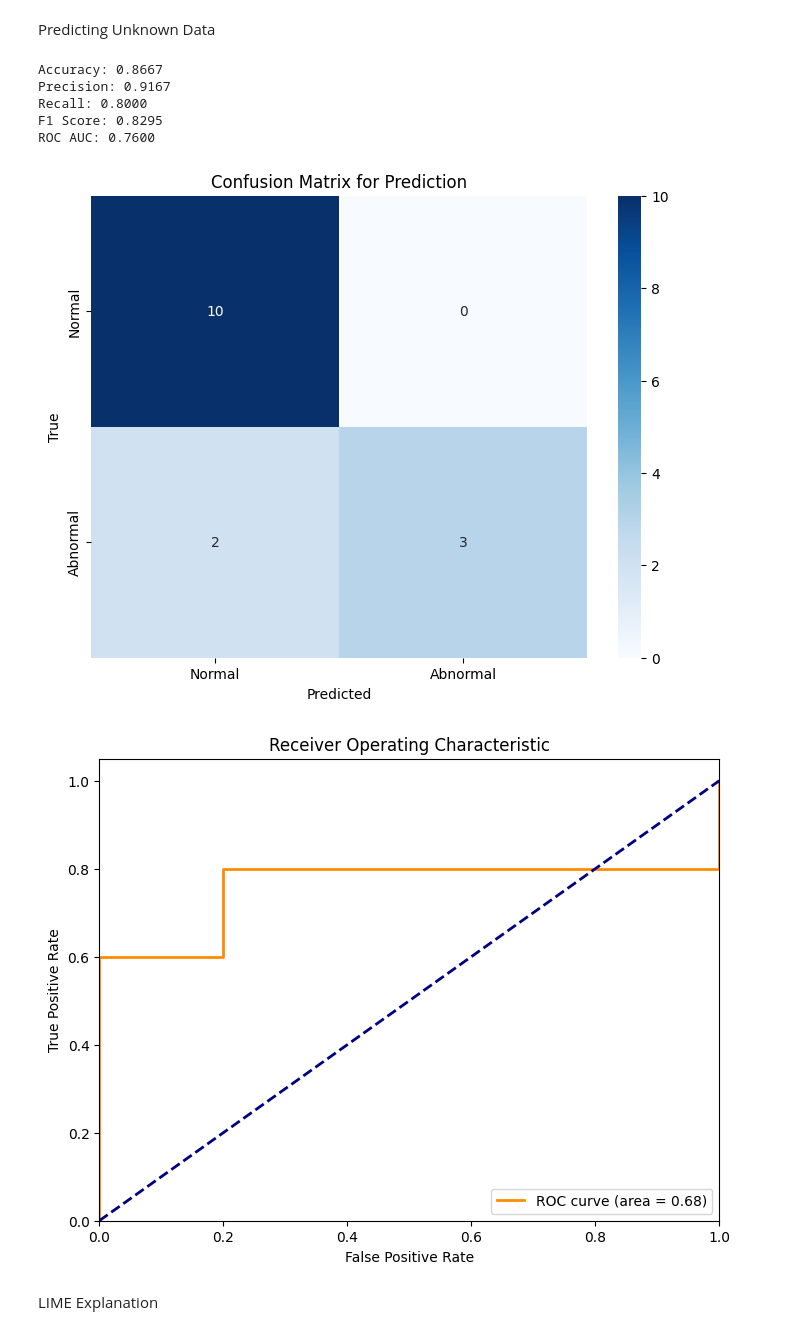
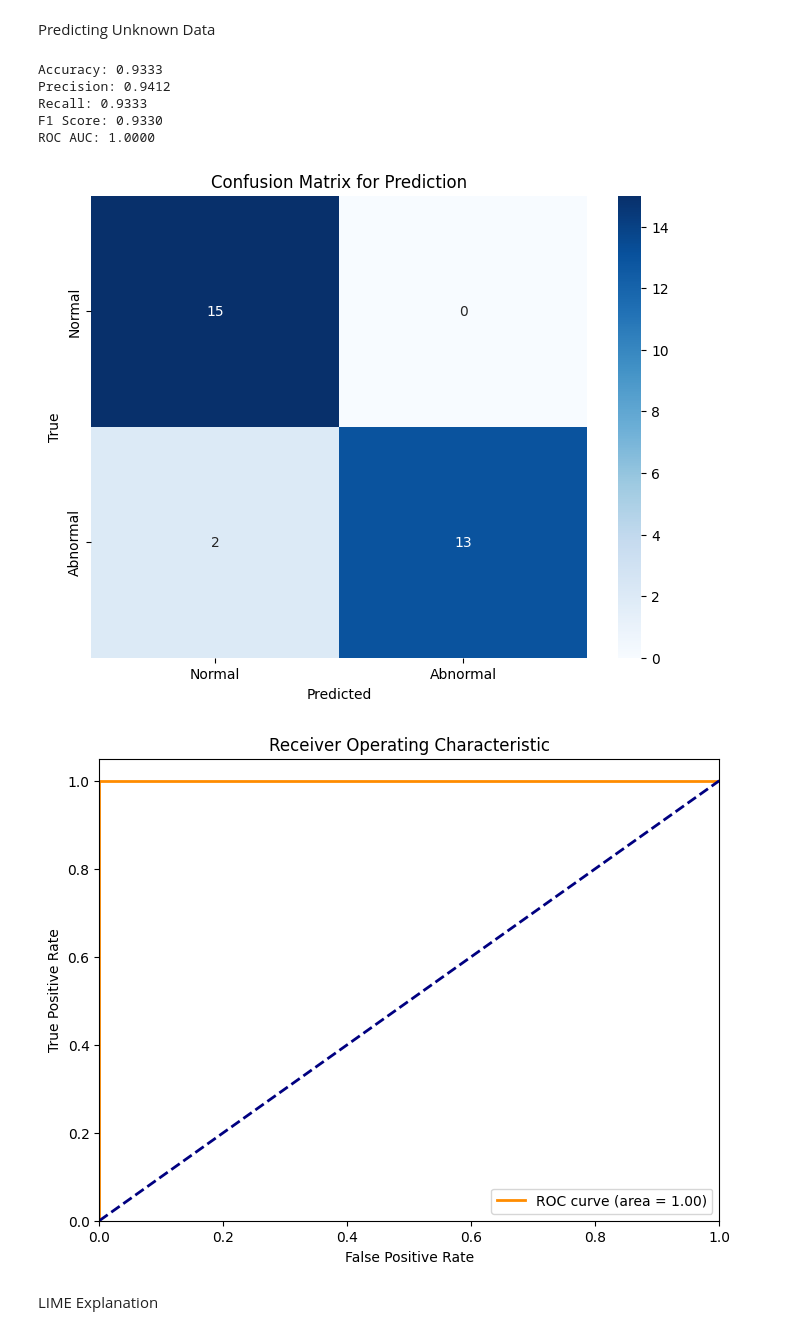
Before and after one commit to HarryYang0512/LowerBackPain, a Jupyter notebook: Advanced_GNN.ipynb, the cells around one changed output. Cells and saved outputs as stored; diff of their text form; code cells hidden in the pictures.

```diff
--- a/Advanced_GNN.ipynb
+++ b/Advanced_GNN.ipynb
@@ -70,8 +70,12 @@ def create_graph_data(features, labels):
 
 # Load and preprocess the data
 InputData = pd.read_csv('Dataset_spine_clean.csv')
-node_features = torch.tensor(InputData.iloc[10:305, 1:13].values, dtype=torch.float)
-labels = torch.tensor(InputData.iloc[10:305, 14].values, dtype=torch.long)
+node_features = torch.tensor(InputData.iloc[15:295, 1:13].values, dtype=torch.float)
+labels = torch.tensor(InputData.iloc[15:295, 14].values, dtype=torch.long)
+
+# Standardize the features
+##scaler = StandardScaler()
+##node_features = torch.tensor(scaler.fit_transform(node_features), dtype=torch.float)
 # %% [markdown]
 CROSS VALIDATION
 # %%
@@ -320,13 +324,15 @@ Predicting Unknown Data
 # %%
 # Extract unknown evaluation data (first 10 rows and last 5 rows combined)
 unknown_features = torch.tensor(
-    np.vstack((InputData.iloc[:10, 1:13].values, InputData.iloc[-5:, 1:13].values)),
+    np.vstack((InputData.iloc[:15, 1:13].values, InputData.iloc[-15:, 1:13].values)),
     dtype=torch.float
 )
 unknown_labels = torch.tensor(
-    np.concatenate((InputData.iloc[:10, 14].values, InputData.iloc[-5:, 14].values)),
+    np.concatenate((InputData.iloc[:15, 14].values, InputData.iloc[-15:, 14].values)),
     dtype=torch.long
 )
+
+##unknown_features = torch.tensor(scaler.fit_transform(unknown_features), dtype=torch.float)
 
 # Create Data object for combined data
 unknown_graph_data = create_graph_data(unknown_features, unknown_labels)
@@ -358,41 +364,41 @@ evaluation_recall = recall_score(unknown_labels, unknown_predictions, average='m
 evaluation_f1 = f1_score(unknown_labels, unknown_predictions, average='macro', zero_division=0)
 fpr, tpr, _ = roc_curve(unknown_labels, unknown_probs)
 evaluation_roc_auc = auc(fpr, tpr)
 
 print(f'Accuracy: {evluation_accuracy:.4f}')
 print(f'Precision: {evluation_precision:.4f}')
 print(f'Recall: {evaluation_recall:.4f}')
 print(f'F1 Score: {evaluation_f1:.4f}')
 print(f'ROC AUC: {evaluation_roc_auc:.4f}')
 
 # Plot the confusion matrix
 cm = confusion_matrix(unknown_labels, unknown_predictions)
 plt.figure(figsize=(8, 6))
 sns.heatmap(cm, annot=True, fmt='d', cmap='Blues', xticklabels=['Normal', 'Abnormal'], yticklabels=['Normal', 'Abnormal'])
 plt.xlabel('Predicted')
 plt.ylabel('True')
 plt.title('Confusion Matrix for Prediction')
 plt.show()
 
 # Plot ROC curve and calculate AUC
 plt.figure(figsize=(8, 6))
-plt.plot(fpr, tpr, color='darkorange', lw=2, label=f'ROC curve (area = {synthetic_roc_auc:.2f})')
+plt.plot(fpr, tpr, color='darkorange', lw=2, label=f'ROC curve (area = {evaluation_roc_auc:.2f})')
 plt.plot([0, 1], [0, 1], color='navy', lw=2, linestyle='--')
 plt.xlim([0.0, 1.0])
 plt.ylim([0.0, 1.05])
 plt.xlabel('False Positive Rate')
 plt.ylabel('True Positive Rate')
 plt.title('Receiver Operating Characteristic')
 plt.legend(loc='lower right')
 plt.show()
 # %% [output]
-Accuracy: 0.8667
-Precision: 0.9167
-Recall: 0.8000
-F1 Score: 0.8295
-ROC AUC: 0.7600
+Accuracy: 0.9333
+Precision: 0.9412
+Recall: 0.9333
+F1 Score: 0.9330
+ROC AUC: 1.0000
-[figure, old version]
+[figure, new version]
-[figure, old version]
+[figure, new version]
 # %% [markdown]
 LIME Explanation
 # %%
```
Also changed, not shown: parts of 4 cells of this notebook.
